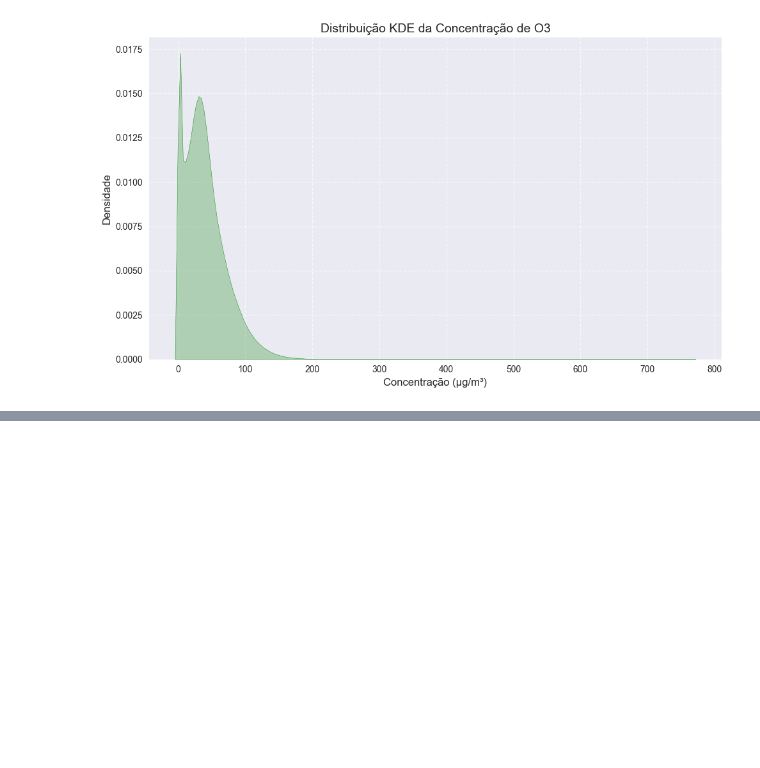
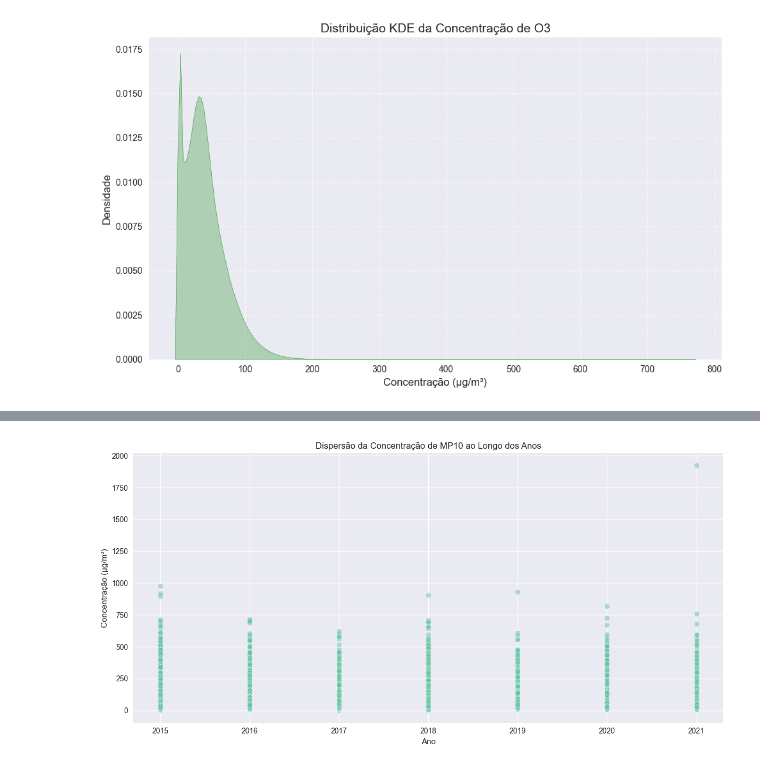
Before and after one commit to Jackson-Ramos/218606---ELABORAR-RELAT-RIO-ANAL-TICO-DE-DATA-SCIENCE, a Jupyter notebook: poluicao.ipynb, the cells around one changed output, grey strips where cells are left out. Drawn from its saved outputs; the diff is of its cells as text; code cells hidden in the pictures; blank space fills up the shorter version.

```diff
--- a/poluicao.ipynb
+++ b/poluicao.ipynb
@@ -1103,0 +1122,26 @@ plt.show()
+# %%
+# 1. Garantir que os dados estão no formato correto
+df['Hora'] = pd.to_numeric(df['Hora'], errors='coerce')
+df = df.dropna(subset=['Hora', 'Valor'])
+df['Hora'] = df['Hora'].astype(int)
+
+# 2. Converter a coluna 'Data' para datetime (caso ainda não esteja)
+df['Data'] = pd.to_datetime(df['Data'])
+
+# 3. Criar uma nova coluna com o ano extraído
+df['Ano'] = df['Data'].dt.year
+
+# 4. Filtrar apenas os dados de MP10
+df_mp10 = df[df['Poluente'] == 'MP10']
+
+# 5. Gráfico de dispersão por ano
+plt.figure(figsize=(12, 6))
+sns.scatterplot(data=df_mp10, x='Ano', y='Valor', alpha=0.5)
+plt.title('Dispersão da Concentração de MP10 ao Longo dos Anos')
+plt.xlabel('Ano')
+plt.ylabel('Concentração (µg/m³)')
+plt.grid(True)
+plt.tight_layout()
+plt.show()
+# %% [output]
+[figure, added]
```
Also changed, not shown: parts of 3 cells of this notebook.
